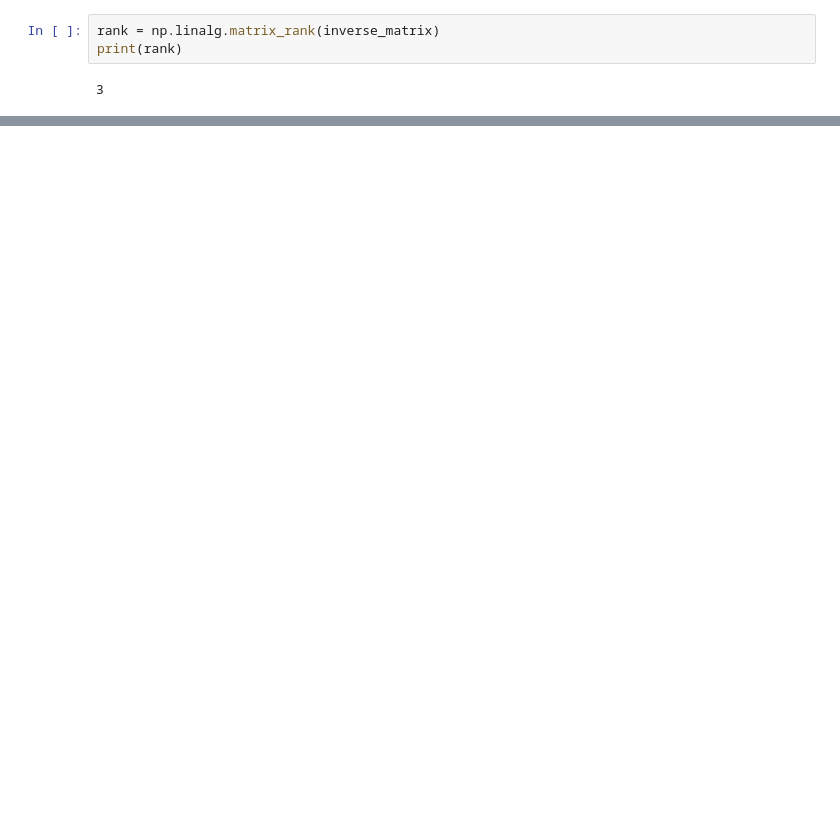
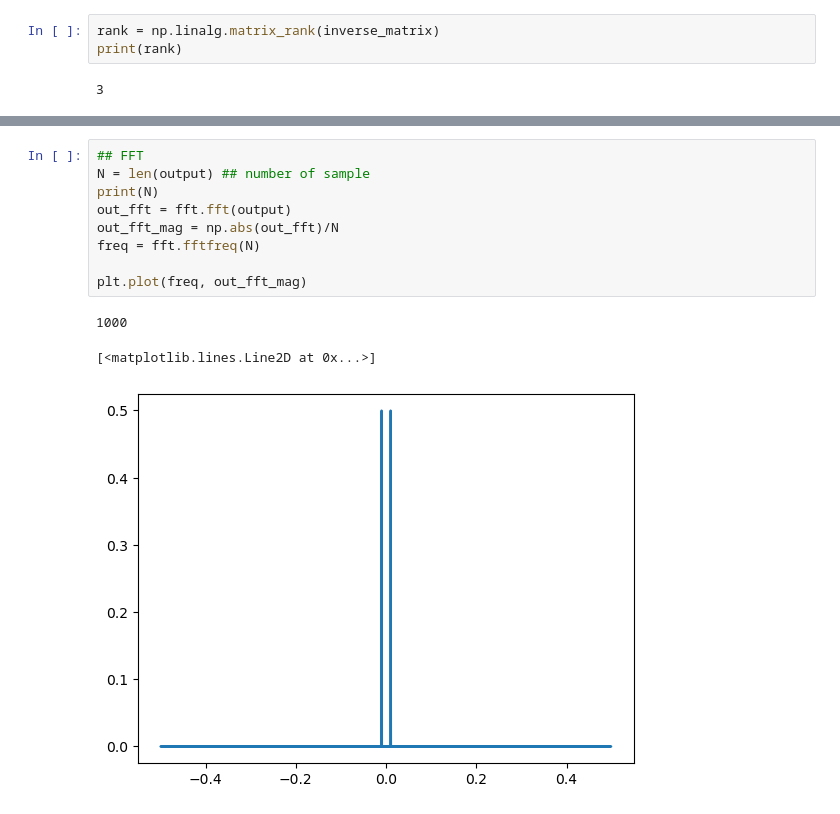
Before and after one commit to SouvickC/from_scratch, a Jupyter notebook: 4_linearAlg_to_adaptive_filter.ipynb, the cells around one changed output, grey strips where cells are left out. Saved outputs shown, nothing was run; the diff lists cells and outputs as text; blank space fills up the shorter version.

```diff
--- a/4_linearAlg_to_adaptive_filter.ipynb
+++ b/4_linearAlg_to_adaptive_filter.ipynb
@@ -152,0 +168,13 @@ noise.shape
+# %%
+## FFT
+N = len(output) ## number of sample
+print(N)
+out_fft = fft.fft(output)
+out_fft_mag = np.abs(out_fft)/N
+freq = fft.fftfreq(N)
+
+plt.plot(freq, out_fft_mag)
+# %% [output]
+1000
+[<matplotlib.lines.Line2D at 0x...>]
+[figure, added]
```
Also changed, not shown: parts of 12 cells of this notebook.
